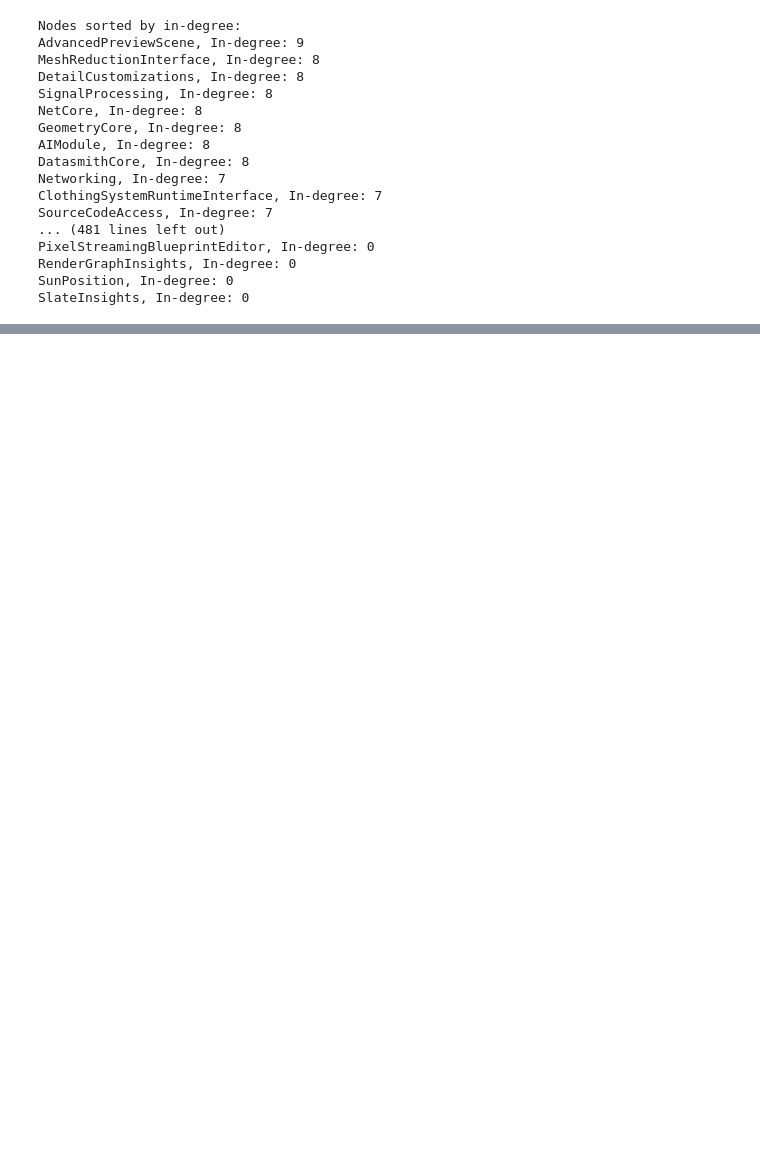
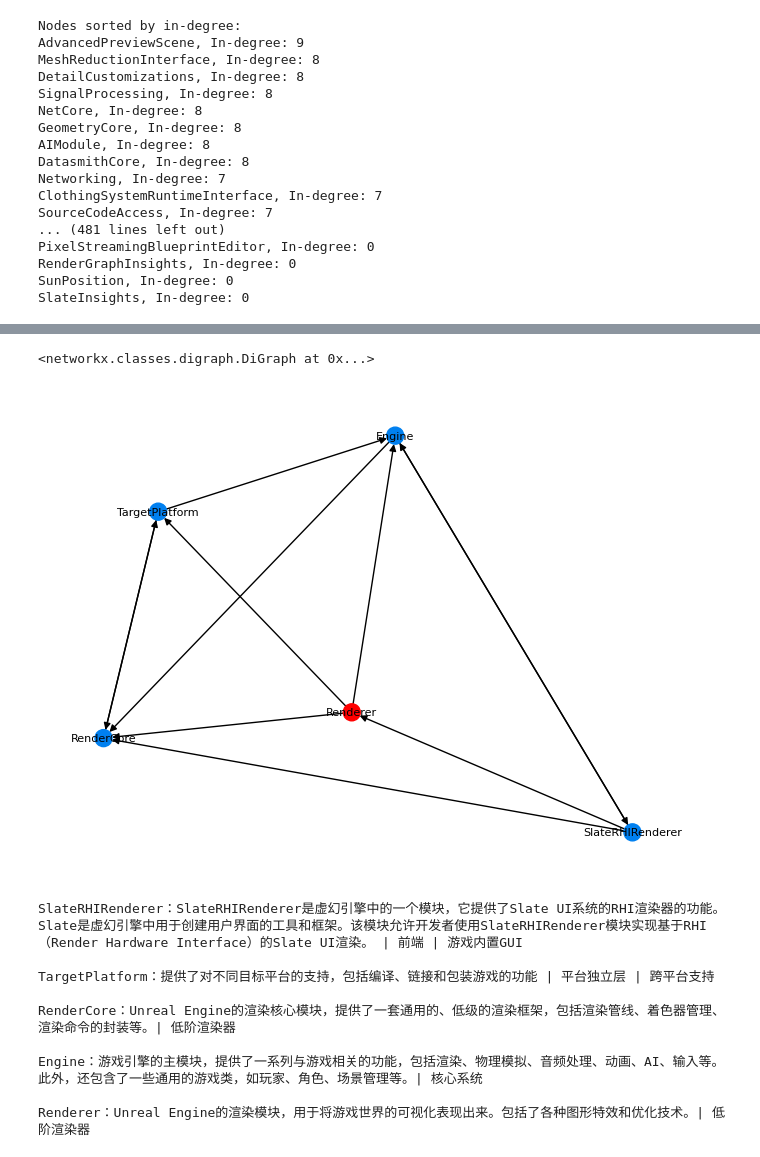
Before and after one commit to zoheth/UE-Trim, a Jupyter notebook: visualization.ipynb, the cells around one changed output, grey strips where cells are left out. Saved outputs shown, nothing was run; the diff lists cells and outputs as text; code cells hidden in the pictures; blank space fills up the shorter version.

```diff
--- a/visualization.ipynb
+++ b/visualization.ipynb
@@ -71,0 +60,17 @@ SequencerScriptingEditor：SequencerScripting 模块用于实现时间轴（Sequ
+# %%
+G.subgraph({"RenderCore","RHI","VulkanRHI"})
+# %% [output]
+<networkx.classes.digraph.DiGraph at 0x...>
+# %%
+draw(G_full.subgraph({"RenderCore","TargetPlatform","Engine","SlateRHIRenderer","Renderer"}),"Renderer")
+# %% [output]
+[figure, added]
+SlateRHIRenderer：SlateRHIRenderer是虚幻引擎中的一个模块，它提供了Slate UI系统的RHI渲染器的功能。Slate是虚幻引擎中用于创建用户界面的工具和框架。该模块允许开发者使用SlateRHIRenderer模块实现基于RHI（Render Hardware Interface）的Slate UI渲染。 | 前端 | 游戏内置GUI
+
+TargetPlatform：提供了对不同目标平台的支持，包括编译、链接和包装游戏的功能 | 平台独立层 | 跨平台支持
+
+RenderCore：Unreal Engine的渲染核心模块，提供了一套通用的、低级的渲染框架，包括渲染管线、着色器管理、渲染命令的封装等。| 低阶渲染器
+
+Engine：游戏引擎的主模块，提供了一系列与游戏相关的功能，包括渲染、物理模拟、音频处理、动画、AI、输入等。此外，还包含了一些通用的游戏类，如玩家、角色、场景管理等。| 核心系统
+
+Renderer：Unreal Engine的渲染模块，用于将游戏世界的可视化表现出来。包括了各种图形特效和优化技术。| 低阶渲染器
```
Also changed, not shown: parts of 4 cells of this notebook, 1 other file.
